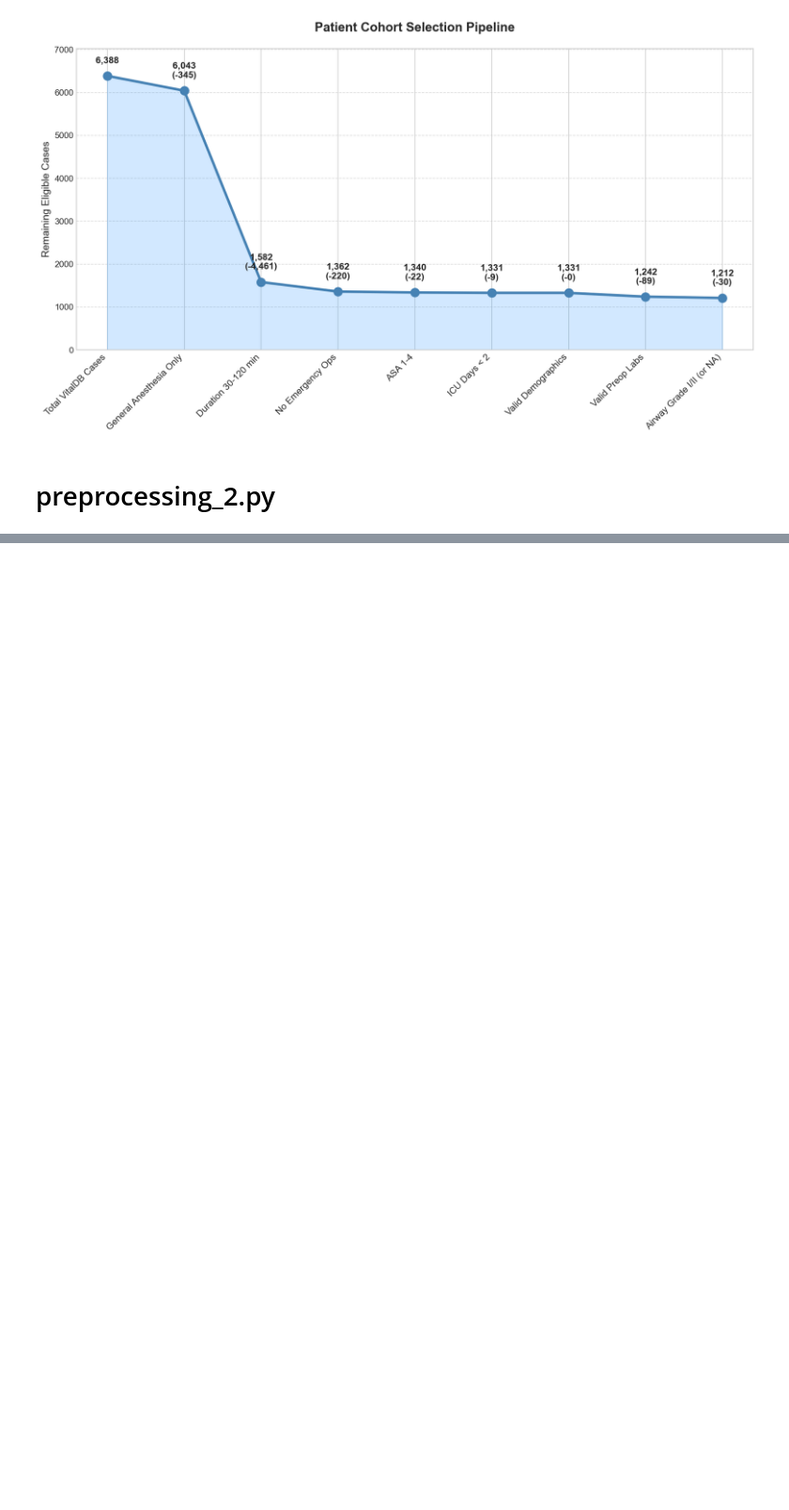
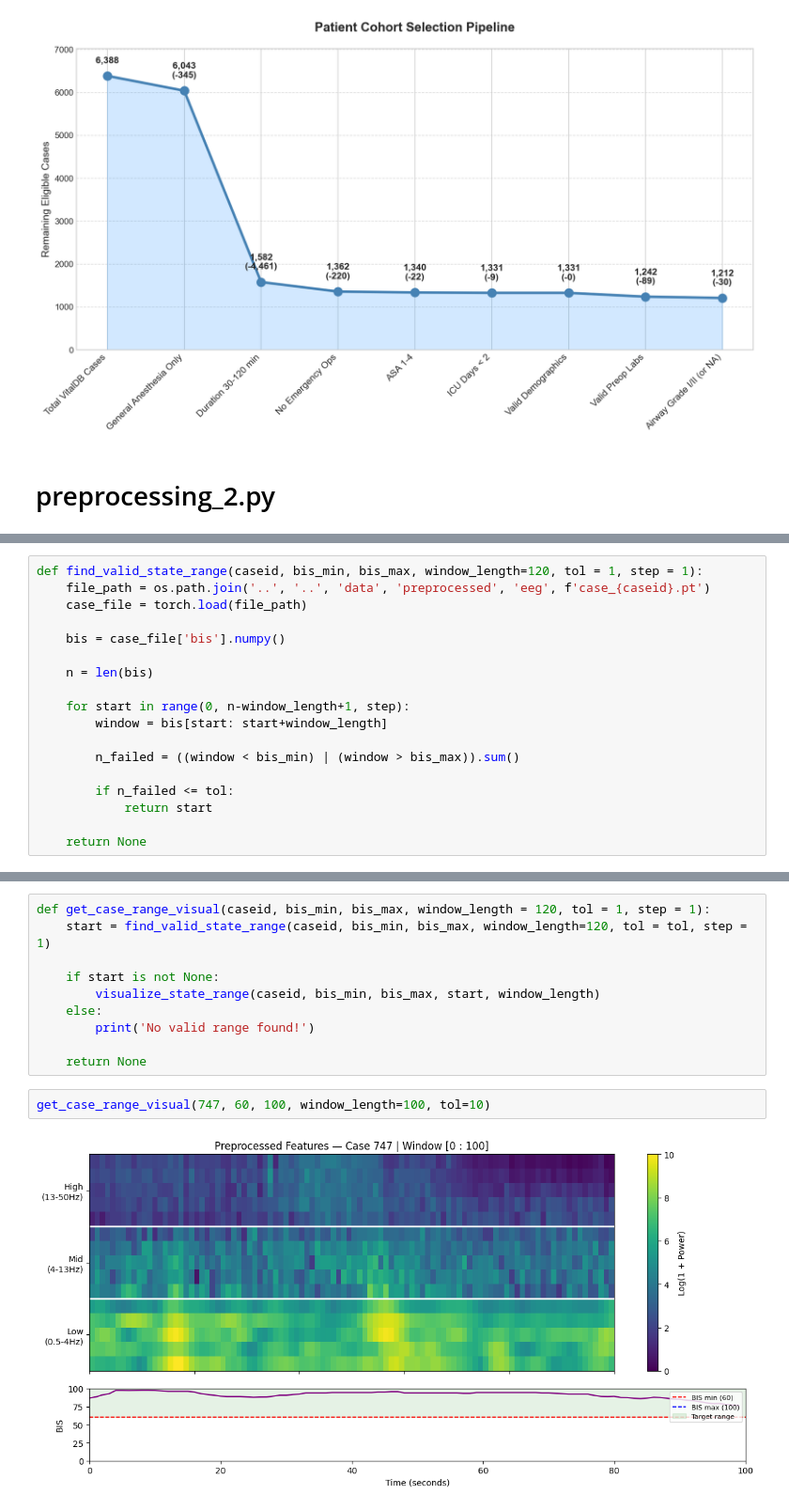
Before and after one commit to mik-nowacki/thesis-project, a Jupyter notebook: notebooks/visualizations.ipynb, the cells around one changed output, grey strips where cells are left out. Shown at 94% size. Cells and saved outputs as stored; diff of their text form; blank space fills up the shorter version.

```diff
--- a/notebooks/visualizations.ipynb
+++ b/notebooks/visualizations.ipynb
@@ -398,0 +408,18 @@ plt.show()
+# %%
+def find_valid_state_range(caseid, bis_min, bis_max, window_length=120, tol = 1, step = 1):
+    file_path = os.path.join('..', '..', 'data', 'preprocessed', 'eeg', f'case_{caseid}.pt')
+    case_file = torch.load(file_path)
+
+    bis = case_file['bis'].numpy()
+
+    n = len(bis)
+
+    for start in range(0, n-window_length+1, step):
+        window = bis[start: start+window_length]
+
+        n_failed = ((window < bis_min) | (window > bis_max)).sum()
+
+        if n_failed <= tol:
+            return start
+
+    return None
@@ -398,0 +480,14 @@ plt.show()
+# %%
+def get_case_range_visual(caseid, bis_min, bis_max, window_length = 120, tol = 1, step = 1):
+    start = find_valid_state_range(caseid, bis_min, bis_max, window_length=120, tol = tol, step = 1)
+
+    if start is not None:
+        visualize_state_range(caseid, bis_min, bis_max, start, window_length)
+    else:
+        print('No valid range found!')
+
+    return None
+# %%
+get_case_range_visual(747, 60, 100, window_length=100, tol=10)
+# %% [output]
+[figure, added]
```
Also changed, not shown: parts of 10 cells of this notebook, 2 other files.
